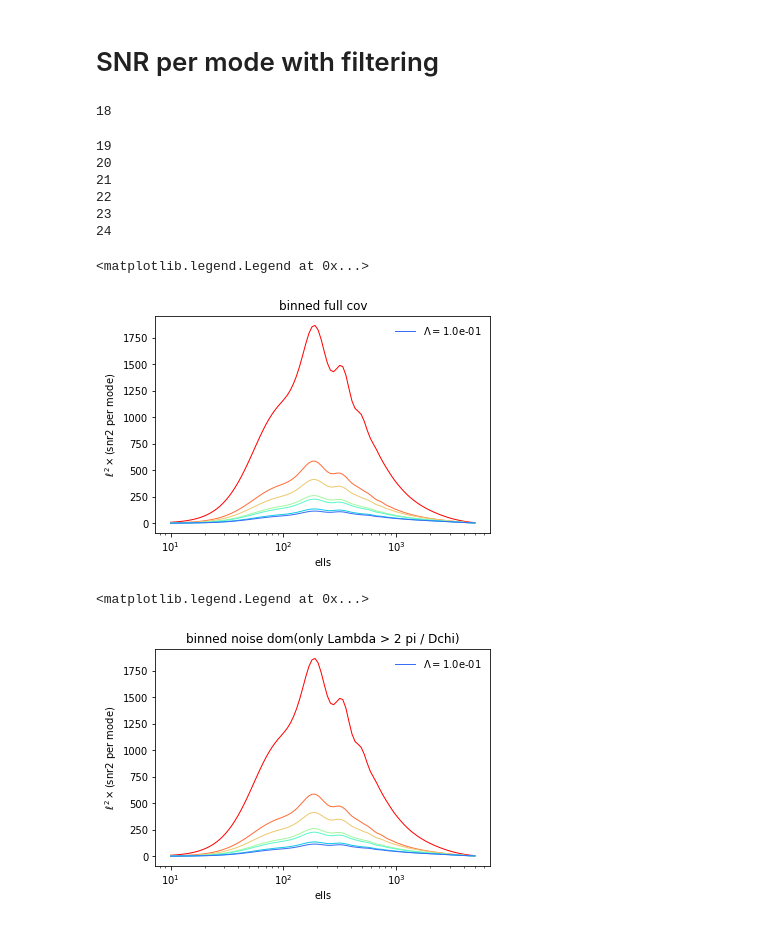
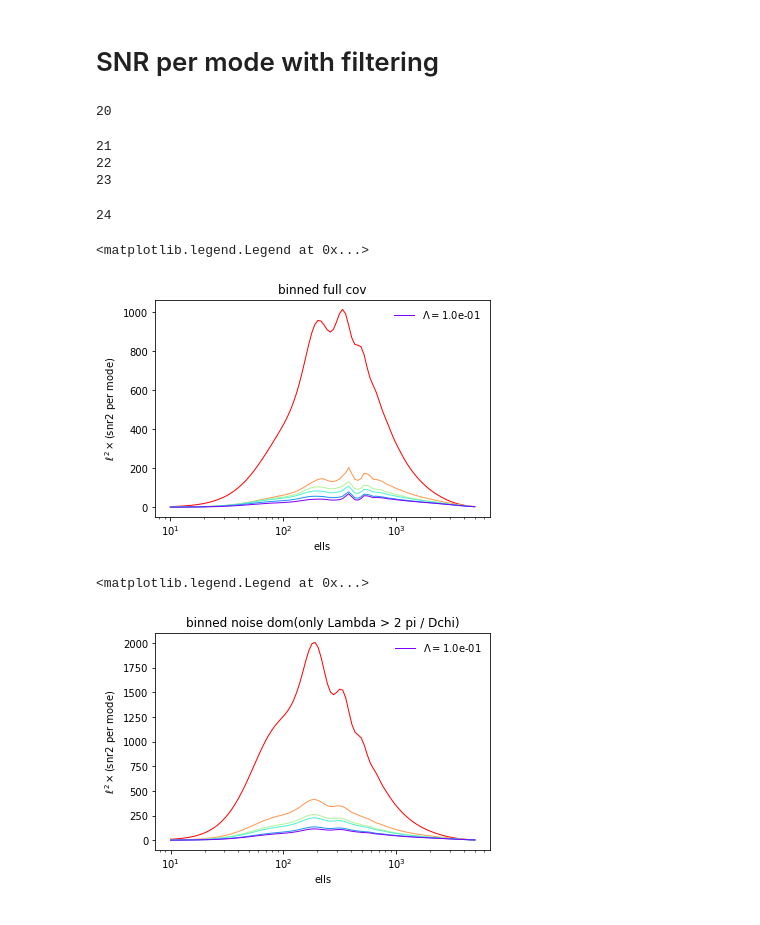
Before and after one commit to DelonShen/LIMxCMBL, a Jupyter notebook: 011.004.2025-03-18.CHIME-snr.ipynb, the cells around one changed output. Cells and saved outputs as stored; diff of their text form; code cells hidden in the pictures.

Commit message:
IHiKappa viz, unified SNR computation, dblquad IHikappa combined

```diff
--- a/011.004.2025-03-18.CHIME-snr.ipynb
+++ b/011.004.2025-03-18.CHIME-snr.ipynb
@@ -142,7 +142,7 @@ from tqdm import trange
 # %%
 for Lambda_idx in trange(25):
     Lambda = Lambdas[Lambda_idx]
-    if(Lambda < 2* np.pi/(chimax-chimin)):
+    if(Lambda < 4 * np.pi/(chimax-chimin)):
         continue
     print(Lambda_idx)
     #IHi_kappa##########################################
@@ -159,21 +159,26 @@ for Lambda_idx in trange(25):
     ####################################################
     #IHi_IHi############################################
     ## comb = LoLo - cross
-#     comb_n_external = 101
-#     comb_unbinned = np.zeros((len(ells), comb_n_external, comb_n_external))
-#     for ell_idx in range(len(ells)):
-#         comb_fname = '/scratch/users/delon/LIMxCMBL/I_auto/comb_'
-#         comb_fname += '%s_zmin_%.1f_zmax_%.1f_Lambda_idx_%d_n_ext_%d_l_%d_jax_quad.npy'%('HI',
-#                                                                                       zmin, zmax,
-#                                                                                       Lambda_idx,
-#                                                                                       comb_n_external,
-#                                                                                       ell_idx)
+    comb_n_external = 101
+    comb_unbinned = np.zeros((len(ells), comb_n_external, comb_n_external))
+    for ell_idx in range(len(ells)):
+        comb_fname = '/scratch/users/delon/LIMxCMBL/old_I_auto_2025-03-26/I_auto/comb_'
+        comb_fname += '%s_zmin_%.1f_zmax_%.1f_Lambda_idx_%d_n_ext_%d_l_%d_jax_quad.npy'%('HI',
+                                                                                      zmin, zmax,
+                                                                                      Lambda_idx,
+                                                                                      comb_n_external,
+                                                                                      ell_idx)
 
 
-#         comb_unbinned[ell_idx] = np.load(comb_fname)
-#     comb = get_binned(comb_unbinned, n_external = comb_n_external)
-#     ##IHi IHi
-#     IHiIHi = I_I + comb
+        comb_unbinned[ell_idx] = np.load(comb_fname)
+    comb = get_binned(comb_unbinned, n_external = comb_n_external)
+    ##IHi IHi
+    IHiIHi = I_I + comb
+    for ell_idx in range(len(ells)):
+        #Cheng and Higham, 1998
+        eigenvalues, eigenvectors = np.linalg.eig(IHiIHi[ell_idx])
+        patched_eigenvalues = np.where(eigenvalues <0, 0.0, eigenvalues)
+        IHiIHi[ell_idx] = eigenvectors @ np.diag(patched_eigenvalues) @ eigenvectors.T
 
     ####################################################
     #eHI eHI############################################
@@ -190,8 +195,8 @@ for Lambda_idx in trange(25):
     #x -> chi
     #y -> chi'
     cov  = np.einsum('l  , xy->lxy', (ClKK + f_N0(ells)),  Pei * eHIeHI_binned)
-#     cov += np.einsum('l  ,lxy->lxy', (ClKK + f_N0(ells)),  IHiIHi)
-#     cov += np.einsum('lx ,l y->lxy', IHi_kappa, IHi_kappa)
+    cov += np.einsum('l  ,lxy->lxy', (ClKK + f_N0(ells)),  IHiIHi)
+    cov += np.einsum('lx ,l y->lxy', IHi_kappa, IHi_kappa)
     cov = cov.astype(np.float64)
 
     SNR2_per_mode_full[Lambda] = np.zeros_like(ells)
@@ -217,13 +222,11 @@ for Lambda_idx in trange(25):
     ####################################################
     ####################################################
 # %% [output]
-18
+20
-19
-20
 21
 22
 23
-24
+24
 # %%
 _Lambdas = np.array(sorted(list(SNR2_per_mode_full.keys())))
 # %%
@@ -232,28 +235,28 @@ plt.rcParams['axes.prop_cycle'] = plt.cycler(color=rainbow_colors[::-1])
 # %%
 plt.figure(facecolor = 'w')
 for Lambda in _Lambdas:
-    if(Lambda < 2*np.pi/(chimax - chimin)):
-        continue
+#     if(Lambda < 2*np.pi/(chimax - chimin)):
+#         continue
 
     label = None
     if(Lambda == 1e-5 or Lambda == 1e-1):
         label = r'$\Lambda=$%.1e'%(Lambda)
     plt.plot(ells, ells**2 * SNR2_per_mode_full[Lambda], label=label, lw = 1)
 
 
 plt.xscale('log')
 plt.xlabel('ells')
 plt.title('binned full cov')
 plt.ylabel(r'$\ell^2\times$(snr2 per mode)')
 plt.legend(frameon=False)
 # %% [output]
 <matplotlib.legend.Legend at 0x...>
-[figure, old version]
+[figure, new version]
 # %%
 plt.figure(facecolor = 'w')
 for Lambda in _Lambdas:
-    if(Lambda < 2*np.pi/(chimax - chimin)):
-        continue
+#     if(Lambda < 2*np.pi/(chimax - chimin)):
+#         continue
     label = None
     if(Lambda == 1e-5 or Lambda == 1e-1):
         label = r'$\Lambda=$%.1e'%(Lambda)
@@ -266,7 +269,7 @@ plt.ylabel(r'$\ell^2\times$(snr2 per mode)')
 plt.legend(frameon=False)
 # %% [output]
 <matplotlib.legend.Legend at 0x...>
-[figure, old version]
+[figure, new version]
 # %%
 #new calculation
 SNR2_per_Omega_full      = np.zeros(len(_Lambdas))
```
Also changed, not shown: parts of 2 cells of this notebook, 15 other files.
